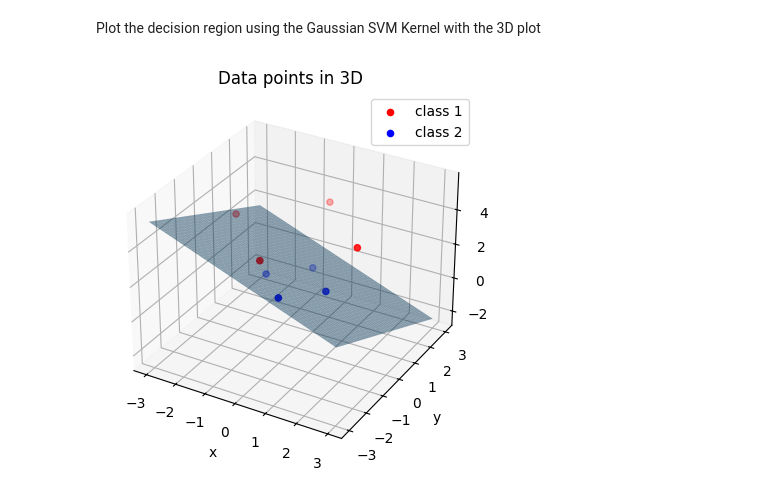
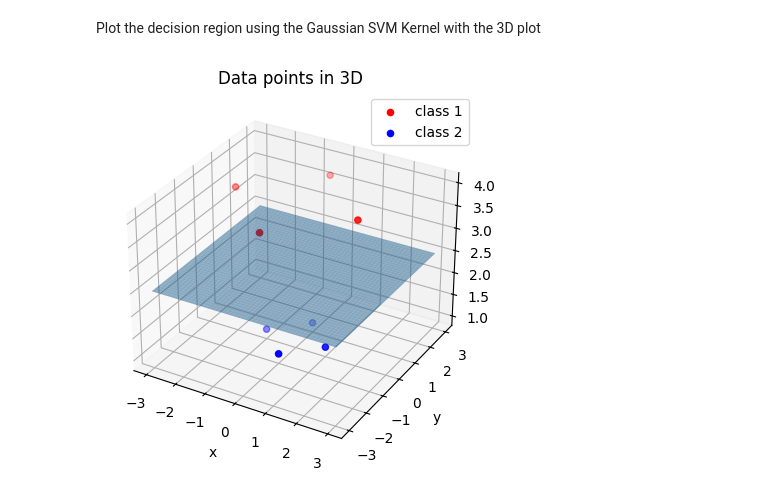
Before and after one commit to esteban1324/Machine-Learning, a Jupyter notebook: MLHW2/gaussian svm cross.ipynb, the cells around one changed output. Drawn from its saved outputs; the diff is of its cells as text; code cells hidden in the pictures.

```diff
--- a/MLHW2/gaussian svm cross.ipynb
+++ b/MLHW2/gaussian svm cross.ipynb
@@ -61,25 +61,26 @@ Plot the decision region using the Gaussian SVM Kernel with the 3D plot
 # %%
 fig = plt.figure()
 ax = fig.add_subplot(111, projection='3d')
 plt.title('Decision region surface for SVM')
 
 svm = LinearSVC(C=10, dual=True, max_iter=10000)
 
 # fit the SVM to the data with Phi applied
 svm.fit(Phi(all_data[:,0], all_data[:,1]).reshape(-1, 1), [1, 1, 1, 1, -1, -1, -1, -1])
 
 # plot the decision region surface for the SVM
 svm.coef_ = svm.coef_.reshape(-1, 1)
 slope = - (svm.coef_[0])
 y_intercept = - (svm.intercept_[0])
 x_vals = np.linspace(-3, 3, 50)
 y_vals = np.linspace(-3, 3, 50)
 x, y = np.meshgrid(x_vals, y_vals)
 
 # z = w1x + w2y + b
 z = (-svm.coef_[0] * x - svm.coef_[0] * y - svm.intercept_[0])
-ax.plot_surface(x, y, z, alpha=0.5)
+
+ax.plot_surface(x, y, np.full_like(z, 2.5), alpha=0.5)
 
 plot3D()
 # %% [output]
-[figure, old version]
+[figure, new version]
```
